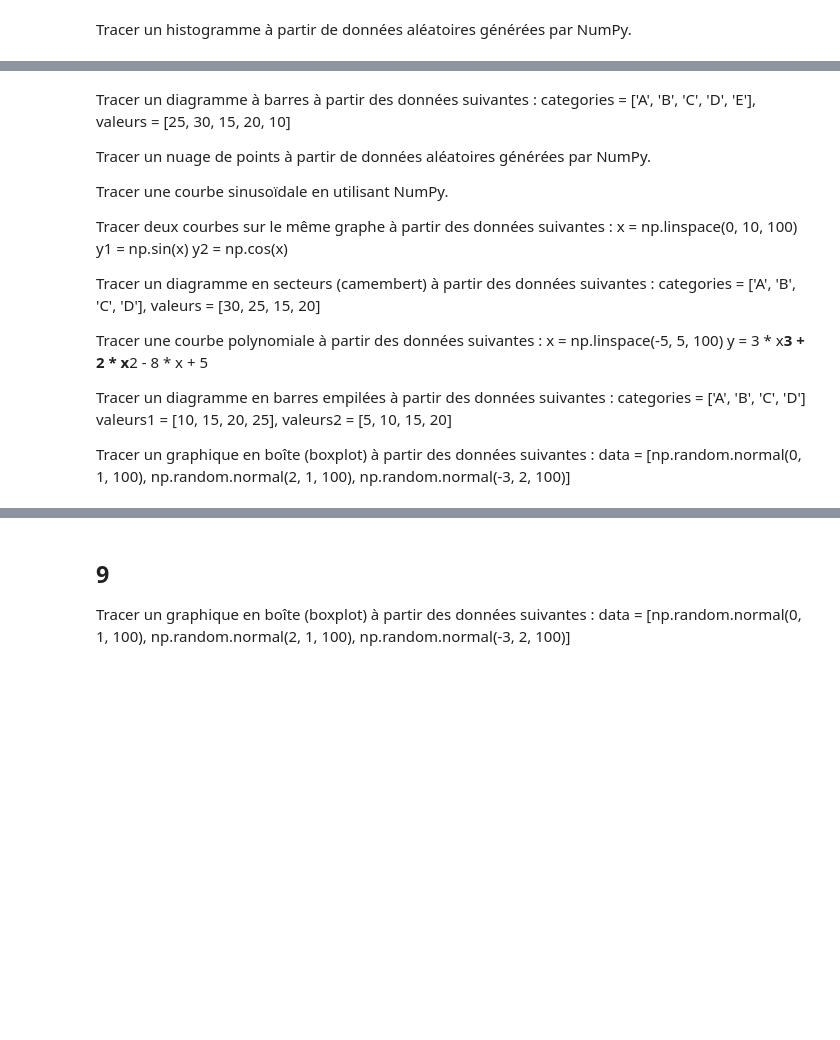
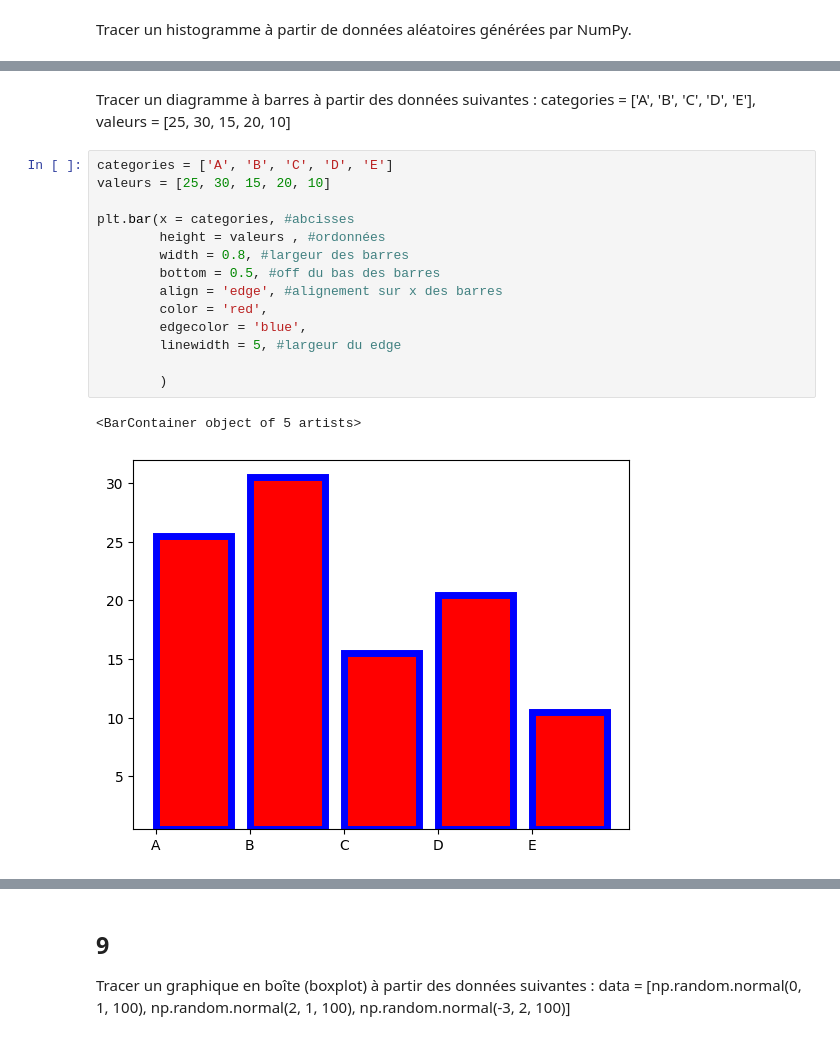
Before and after one commit to Insiares/simplon_datai_2025, a Jupyter notebook: 0/Exo_plot/Exo_plot.ipynb, the cells around one changed output, grey strips where cells are left out. Cells and saved outputs as stored; diff of their text form; blank space fills up the shorter version.

```diff
--- a/0/Exo_plot/Exo_plot.ipynb
+++ b/0/Exo_plot/Exo_plot.ipynb
@@ -44,27 +44,21 @@ plt.hist(val, bins=100, density=True)
-# %% [markdown]
-
-Tracer un diagramme à barres à partir des données suivantes :
-categories = ['A', 'B', 'C', 'D', 'E'], valeurs = [25, 30, 15, 20, 10]
-
-Tracer un nuage de points à partir de données aléatoires générées par NumPy.
-
-Tracer une courbe sinusoïdale en utilisant NumPy.
-
-Tracer deux courbes sur le même graphe à partir des données suivantes :
-x = np.linspace(0, 10, 100)
-y1 = np.sin(x)
-y2 = np.cos(x)
-
-Tracer un diagramme en secteurs (camembert) à partir des données suivantes :
-categories = ['A', 'B', 'C', 'D'], valeurs = [30, 25, 15, 20]
-
-Tracer une courbe polynomiale à partir des données suivantes :
-x = np.linspace(-5, 5, 100)
-y = 3 * x**3 + 2 * x**2 - 8 * x + 5
-
-Tracer un diagramme en barres empilées à partir des données suivantes :
-categories = ['A', 'B', 'C', 'D']
-valeurs1 = [10, 15, 20, 25], valeurs2 = [5, 10, 15, 20]
-
-Tracer un graphique en boîte (boxplot) à partir des données suivantes :
-data = [np.random.normal(0, 1, 100), np.random.normal(2, 1, 100), np.random.normal(-3, 2, 100)]
+# %% [markdown]
+
+Tracer un diagramme à barres à partir des données suivantes :
+categories = ['A', 'B', 'C', 'D', 'E'], valeurs = [25, 30, 15, 20, 10]
+# %%
+categories = ['A', 'B', 'C', 'D', 'E']
+valeurs = [25, 30, 15, 20, 10]
+
+plt.bar(x = categories, #abcisses
+        height = valeurs , #ordonnées
+        width = 0.8, #largeur des barres
+        bottom = 0.5, #off du bas des barres
+        align = 'edge', #alignement sur x des barres
+        color = 'red',
+        edgecolor = 'blue',
+        linewidth = 5, #largeur du edge
+
+        )
+# %% [output]
+<BarContainer object of 5 artists>
+[figure, added]
```
Also changed, not shown: parts of 17 cells of this notebook.
